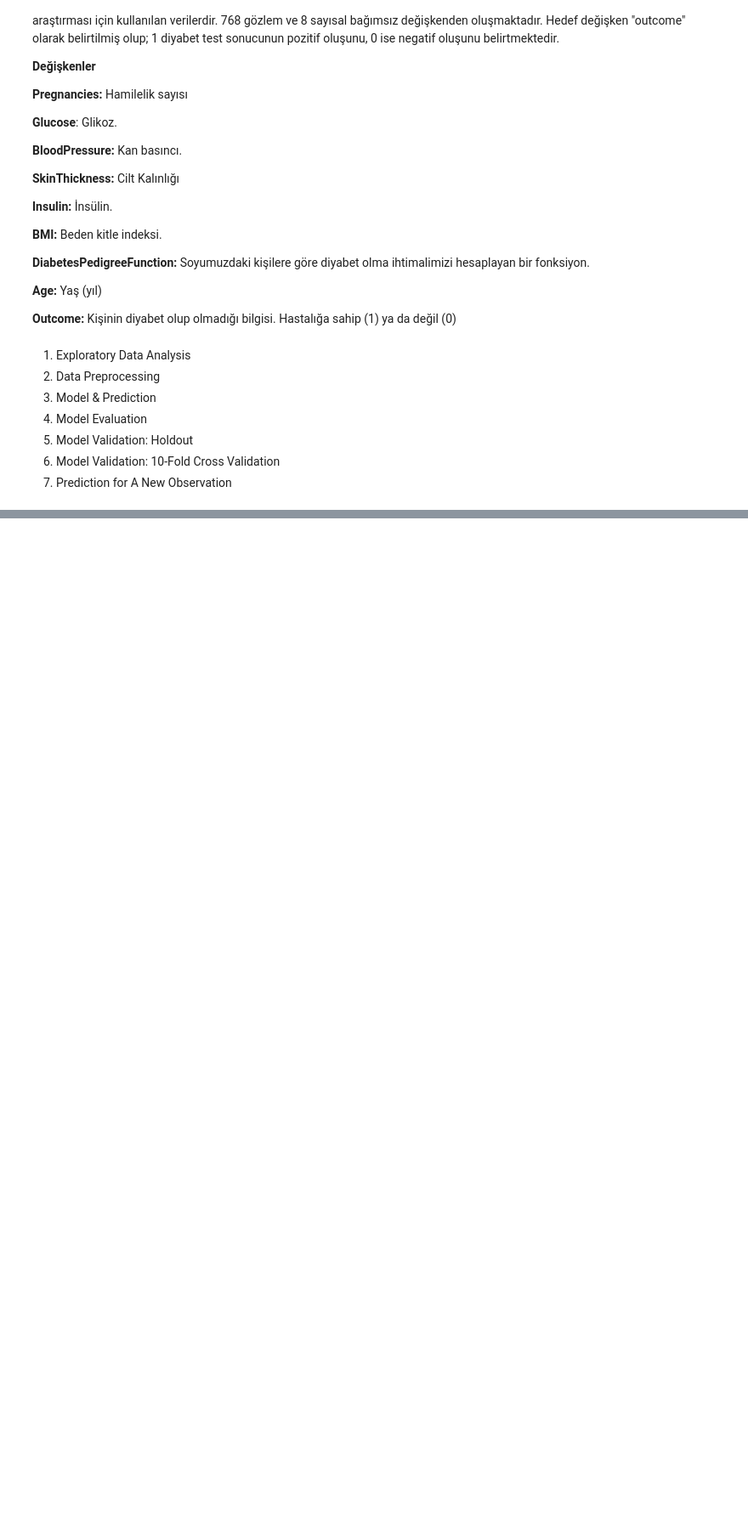
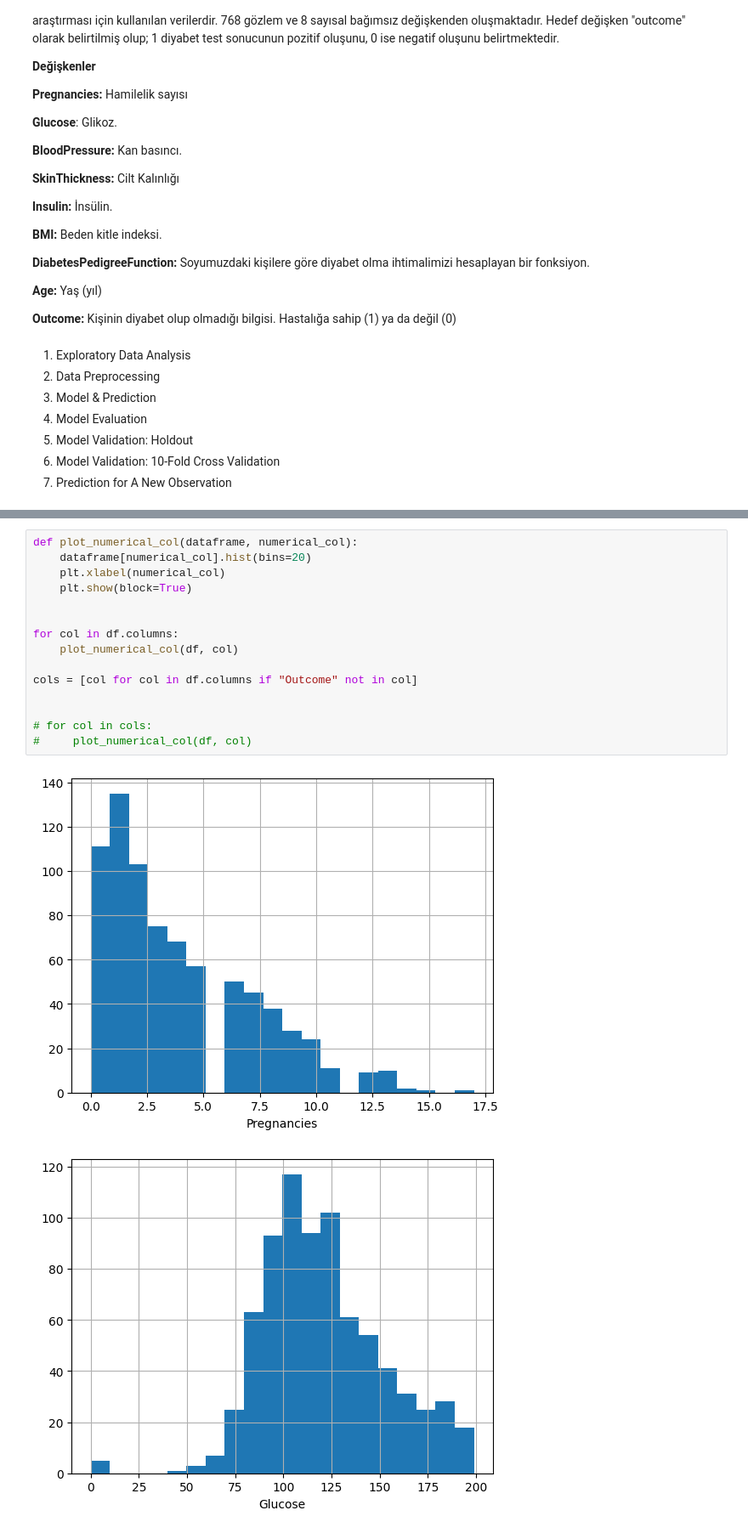
Before and after one commit to aylaIssi/Machine-Learning, a Jupyter notebook: Logistic_Regression.ipynb, the cells around one changed output, grey strips where cells are left out. Shown: that part at 85% size. Cells and saved outputs as stored; diff of their text form; blank space fills up the shorter version.

```diff
--- a/Logistic_Regression.ipynb
+++ b/Logistic_Regression.ipynb
@@ -53,0 +131,18 @@ ImportError: ignored
+# %%
+def plot_numerical_col(dataframe, numerical_col):
+    dataframe[numerical_col].hist(bins=20)
+    plt.xlabel(numerical_col)
+    plt.show(block=True)
+
+
+for col in df.columns:
+    plot_numerical_col(df, col)
+
+cols = [col for col in df.columns if "Outcome" not in col]
+
+
+# for col in cols:
+#     plot_numerical_col(df, col)
+# %% [output]
+[figure, added]
+[figure, added]
```
Also changed, not shown: parts of 16 cells of this notebook.
